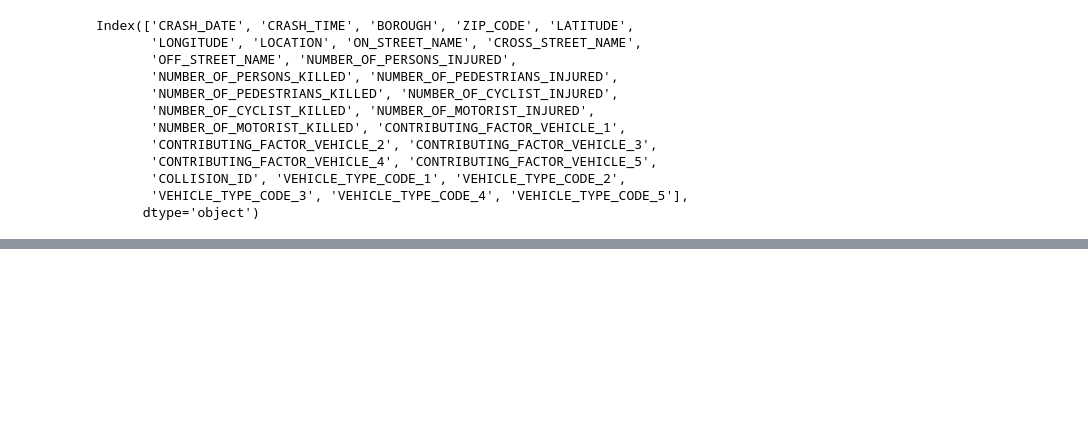
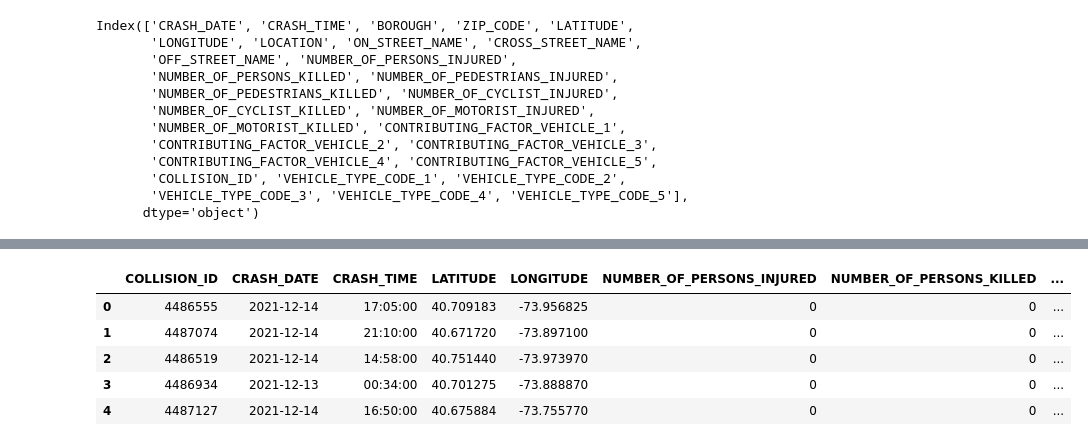
Before and after one commit to RasheedMartin/Nyc-Vehicle-Collisions, a Jupyter notebook: src/cleaning_data.ipynb, the cells around one changed output, grey strips where cells are left out. Cells and saved outputs as stored; diff of their text form; code cells hidden in the pictures; blank space fills up the shorter version.

```diff
--- a/src/cleaning_data.ipynb
+++ b/src/cleaning_data.ipynb
@@ -352,0 +194,22 @@ merged_data_cleaned.to_csv(str(dir_path / raw_data_path))
+# %%
+import datetime as dt
+# Handle Types
+location_df['CRASH_DATE'] = pd.to_datetime(location_df['CRASH_DATE'])
+location_df['CRASH_TIME'] = pd.to_datetime(location_df['CRASH_TIME'], format='%H:%M').dt.time
+
+location_df = location_df.astype({
+        'NUMBER_OF_PERSONS_INJURED': 'int',
+        'NUMBER_OF_PERSONS_KILLED': 'int',
+        })
+# %%
+location_df = location_df.query("(40.5774 <= LATITUDE <= 45.01585) & (-74.2591 <= LONGITUDE <= -73.7004)").copy()
+# %%
+location_df.reset_index(drop=True, inplace=True)
+location_df.head()
+# %% [output]
+|  | COLLISION_ID | CRASH_DATE | CRASH_TIME | LATITUDE | LONGITUDE | NUMBER_OF_PERSONS_INJURED | NUMBER_OF_PERSONS_KILLED | ... |
+| 0 | 4486555 | 2021-12-14 | 17:05:00 | 40.709183 | -73.956825 | 0 | 0 | ... |
+| 1 | 4487074 | 2021-12-14 | 21:10:00 | 40.671720 | -73.897100 | 0 | 0 | ... |
+| 2 | 4486519 | 2021-12-14 | 14:58:00 | 40.751440 | -73.973970 | 0 | 0 | ... |
+| 3 | 4486934 | 2021-12-13 | 00:34:00 | 40.701275 | -73.888870 | 0 | 0 | ... |
+| 4 | 4487127 | 2021-12-14 | 16:50:00 | 40.675884 | -73.755770 | 0 | 0 | ... |
```
Also changed, not shown: parts of 54 cells of this notebook, 7 other files.
